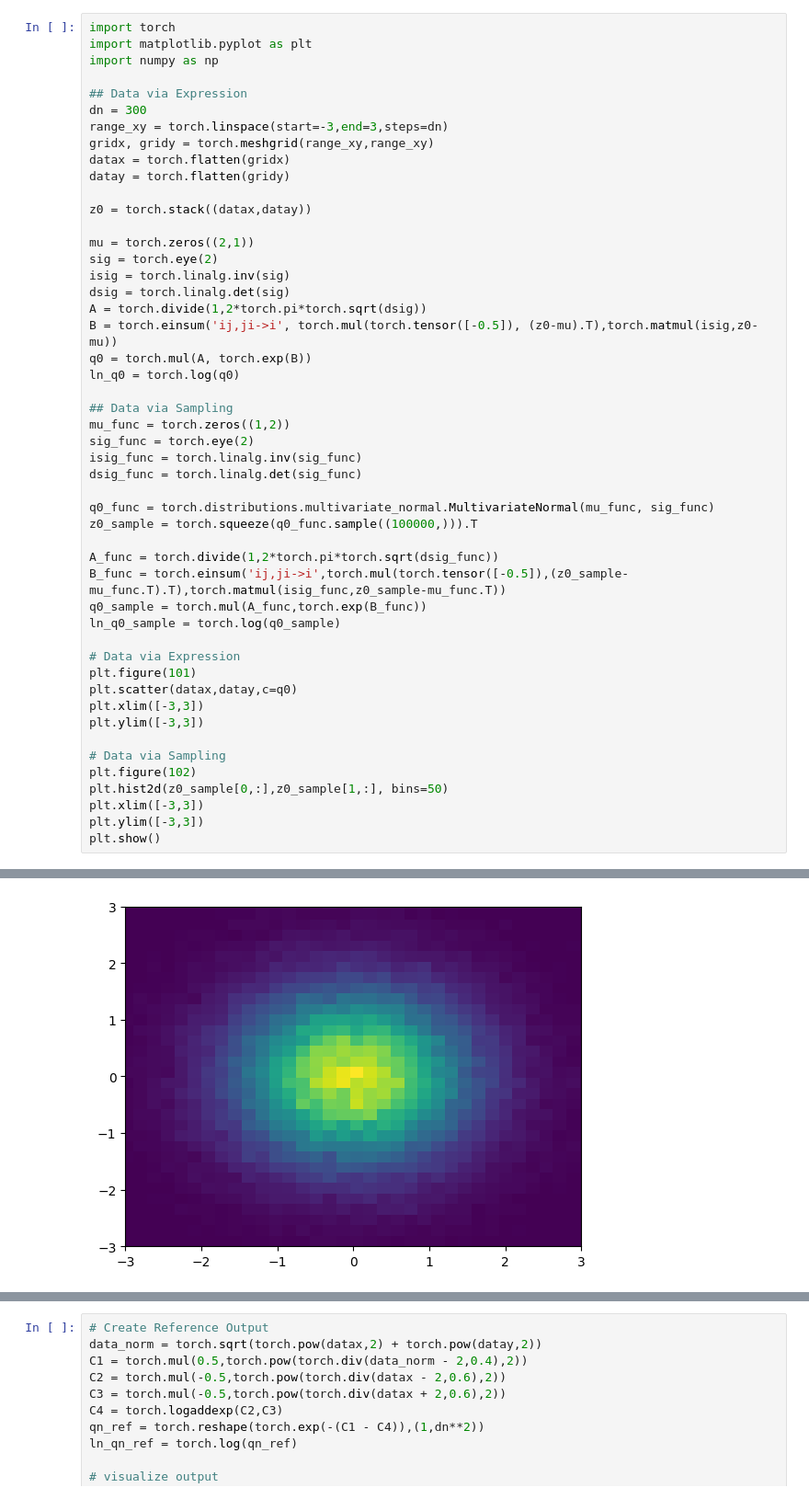
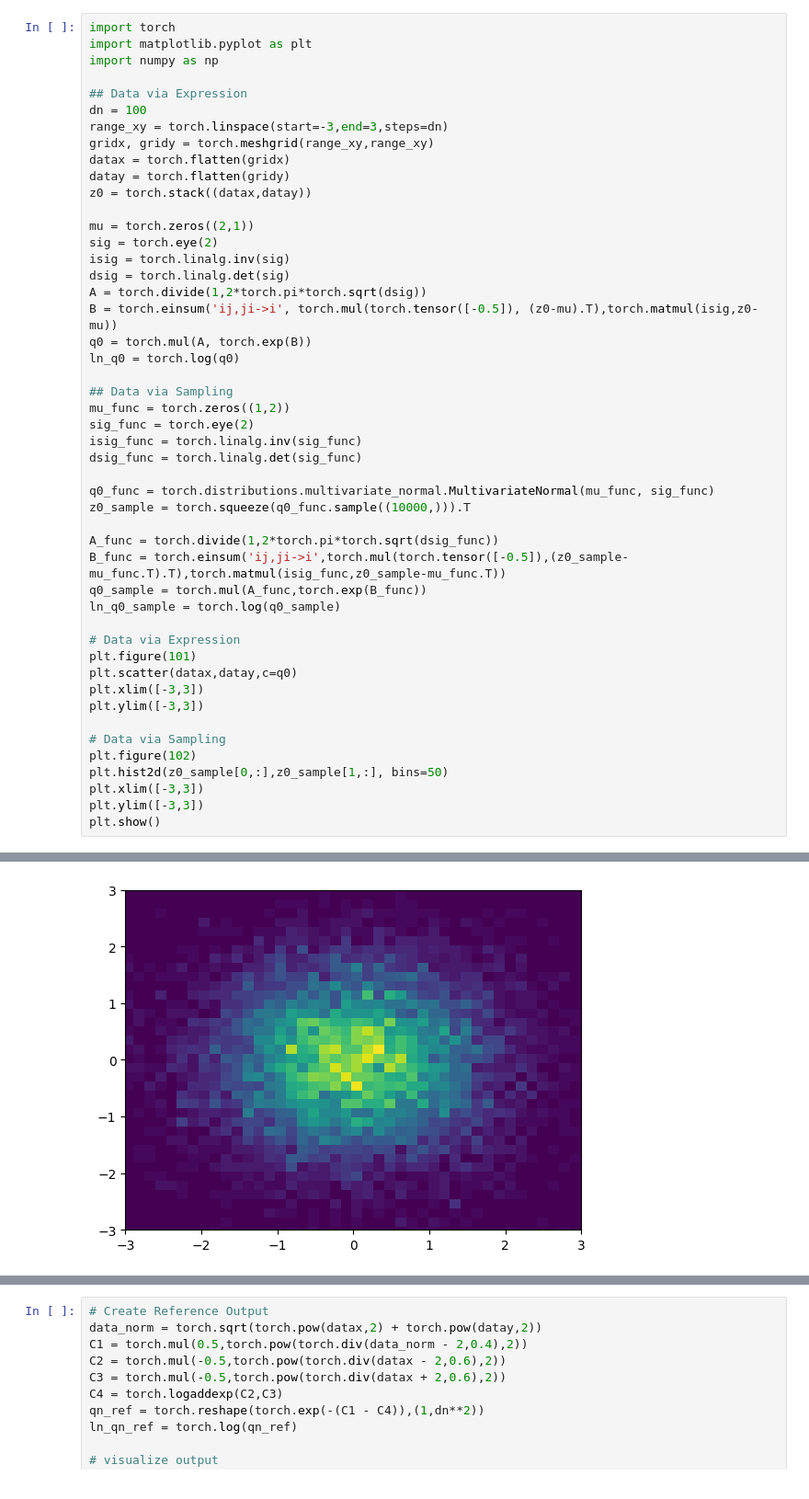
Before and after one commit to invertedparadox/ECE50024_Group9, a Jupyter notebook: Testing Playground/Demetrius_DNF.ipynb, the cells around one changed output, grey strips where cells are left out. Shown at 92% size. Saved outputs shown, nothing was run; the diff lists cells and outputs as text.

```diff
--- a/Testing Playground/Demetrius_DNF.ipynb
+++ b/Testing Playground/Demetrius_DNF.ipynb
@@ -4,12 +4,11 @@ import matplotlib.pyplot as plt
 import numpy as np
 
 ## Data via Expression
-dn = 300
+dn = 100
 range_xy = torch.linspace(start=-3,end=3,steps=dn)
 gridx, gridy = torch.meshgrid(range_xy,range_xy)
 datax = torch.flatten(gridx)
 datay = torch.flatten(gridy)
-
 z0 = torch.stack((datax,datay))
 
 mu = torch.zeros((2,1))
@@ -21,35 +20,35 @@ B = torch.einsum('ij,ji->i', torch.mul(torch.tensor([-0.5]), (z0-mu).T),torch.ma
 q0 = torch.mul(A, torch.exp(B))
 ln_q0 = torch.log(q0)
 
 ## Data via Sampling
 mu_func = torch.zeros((1,2))
 sig_func = torch.eye(2)
 isig_func = torch.linalg.inv(sig_func)
 dsig_func = torch.linalg.det(sig_func)
 
 q0_func = torch.distributions.multivariate_normal.MultivariateNormal(mu_func, sig_func)
-z0_sample = torch.squeeze(q0_func.sample((100000,))).T
+z0_sample = torch.squeeze(q0_func.sample((10000,))).T
 
 A_func = torch.divide(1,2*torch.pi*torch.sqrt(dsig_func))
 B_func = torch.einsum('ij,ji->i',torch.mul(torch.tensor([-0.5]),(z0_sample-mu_func.T).T),torch.matmul(isig_func,z0_sample-mu_func.T))
 q0_sample = torch.mul(A_func,torch.exp(B_func))
 ln_q0_sample = torch.log(q0_sample)
 
 # Data via Expression
 plt.figure(101)
 plt.scatter(datax,datay,c=q0)
 plt.xlim([-3,3])
 plt.ylim([-3,3])
 
 # Data via Sampling
 plt.figure(102)
 plt.hist2d(z0_sample[0,:],z0_sample[1,:], bins=50)
 plt.xlim([-3,3])
 plt.ylim([-3,3])
 plt.show()
 # %% [output]
 [figure]
-[figure, old version]
+[figure, new version]
 # %%
 # Example Parameters
 w1 = torch.Tensor([[5.0,0.0]])
```
Also changed, not shown: parts of 5 cells of this notebook.
